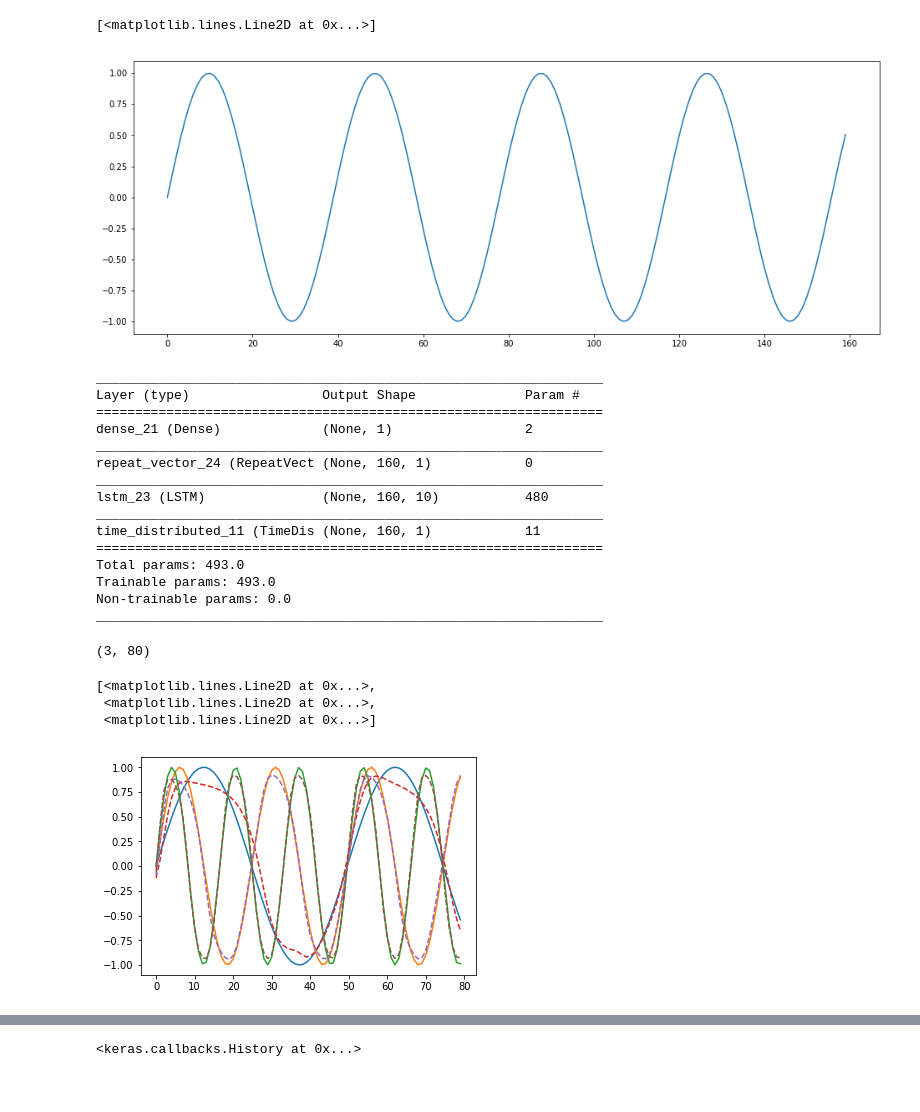
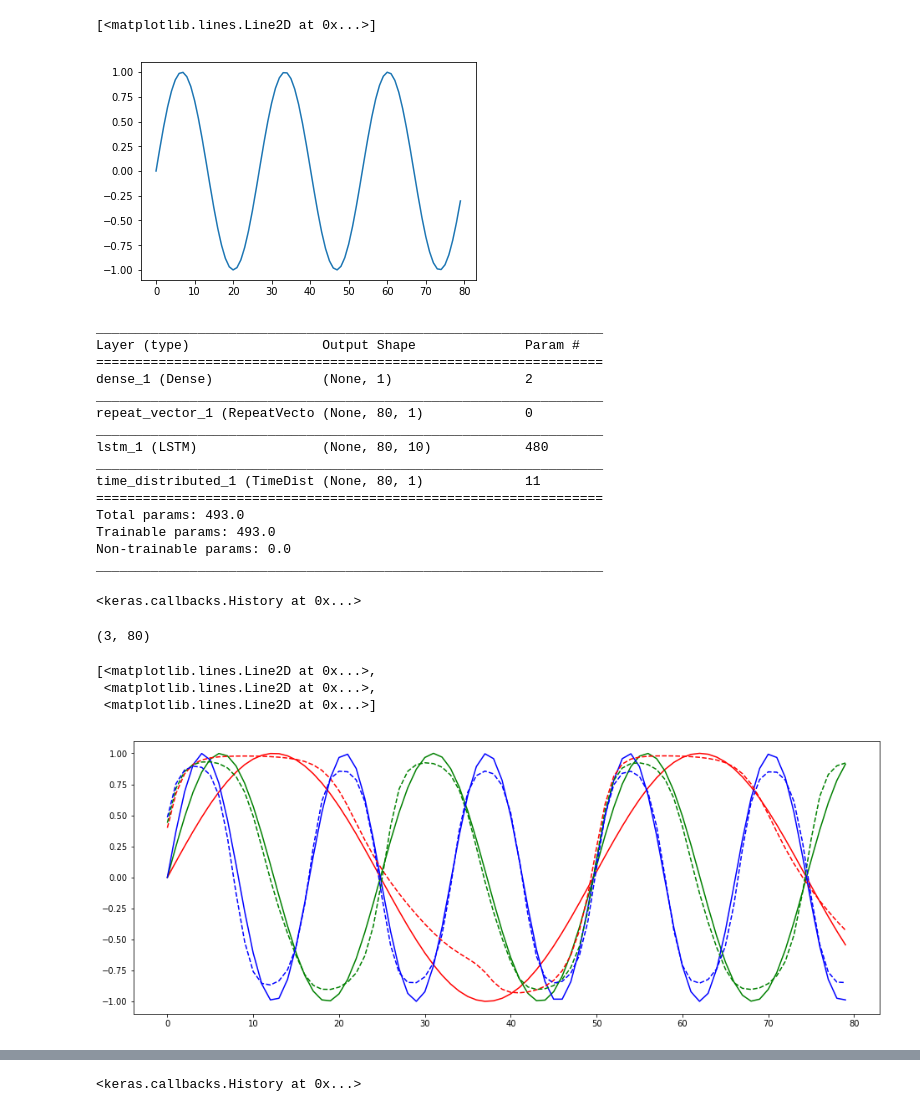
Before and after one commit to xkortex/GenerateTimeSeriesRNN, a Jupyter notebook: sine gen.ipynb, the cells around one changed output, grey strips where cells are left out. Drawn from its saved outputs; the diff is of its cells as text; code cells hidden in the pictures.

```diff
--- a/sine gen.ipynb
+++ b/sine gen.ipynb
@@ -17,6 +19,6 @@ import random
 # %%
-NS = 50000
-TS = 160
+NS = 10000
+TS = 80
 x = np.random.rand( NS, 1) * 5 + 1
 x
 # %% [output]
@@ -59,7 +61,7 @@ y = y.reshape((NS, TS, 1))
 plt.plot(y[17])
 # %% [output]
 [<matplotlib.lines.Line2D at 0x...>]
-[figure, old version]
+[figure, new version]
 # %%
 model = Sequential()
 model.add(Dense(1, input_shape=(1,)))
@@ -73,20 +75,22 @@ model.summary()
 _________________________________________________________________
 Layer (type)                 Output Shape              Param #
 =================================================================
-dense_21 (Dense)             (None, 1)                 2
+dense_1 (Dense)              (None, 1)                 2
 _________________________________________________________________
-repeat_vector_24 (RepeatVect (None, 160, 1)            0
+repeat_vector_1 (RepeatVecto (None, 80, 1)             0
 _________________________________________________________________
-lstm_23 (LSTM)               (None, 160, 10)           480
+lstm_1 (LSTM)                (None, 80, 10)            480
 _________________________________________________________________
-time_distributed_11 (TimeDis (None, 160, 1)            11
+time_distributed_1 (TimeDist (None, 80, 1)             11
 =================================================================
 Total params: 493.0
 Trainable params: 493.0
 Non-trainable params: 0.0
 _________________________________________________________________
 # %%
-model.fit(x, y, epochs=2, verbose=0, callbacks=[TQDMNotebookCallback()])
+model.fit(x, y, epochs=3, verbose=0, callbacks=[TQDMNotebookCallback()])
+# %% [output]
+<keras.callbacks.History at 0x...>
 # %%
 freqs = [1,2,3]
 Q = len(freqs)
@@ -97,14 +101,16 @@ p.shape
 # %% [output]
 (3, 80)
 # %%
+rcParams['figure.figsize'] = (16,6)
+
 plt.gca().set_color_cycle(['red', 'green', 'blue',]*Q)
 plt.plot(np.sin(tv[len(test)]*test).T)
 plt.plot(p.T, '--')
 # %% [output]
 [<matplotlib.lines.Line2D at 0x...>,
  <matplotlib.lines.Line2D at 0x...>,
  <matplotlib.lines.Line2D at 0x...>]
-[figure, old version]
+[figure, new version]
 # %%
 
 model = Sequential()
```
Also changed, not shown: parts of 6 cells of this notebook.
